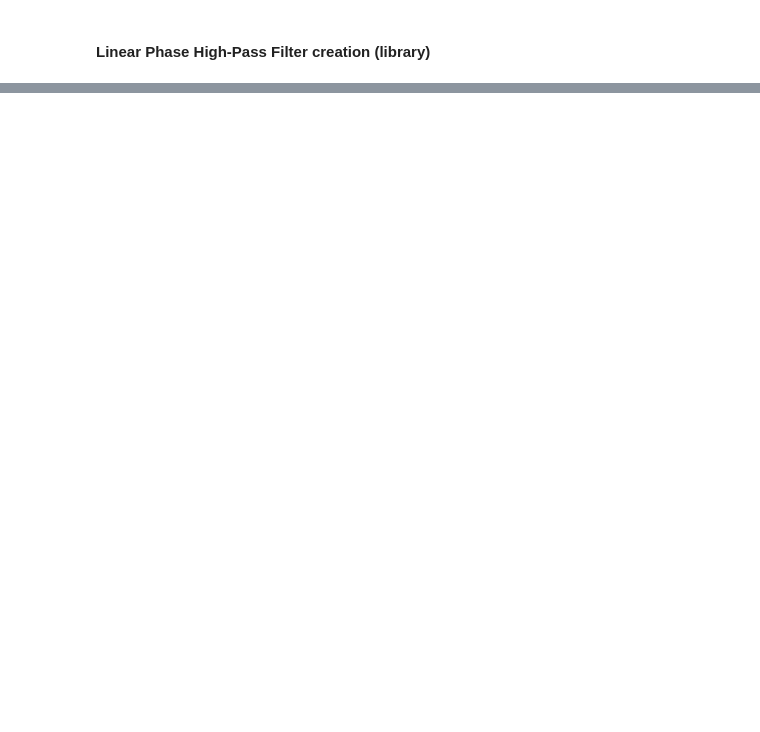
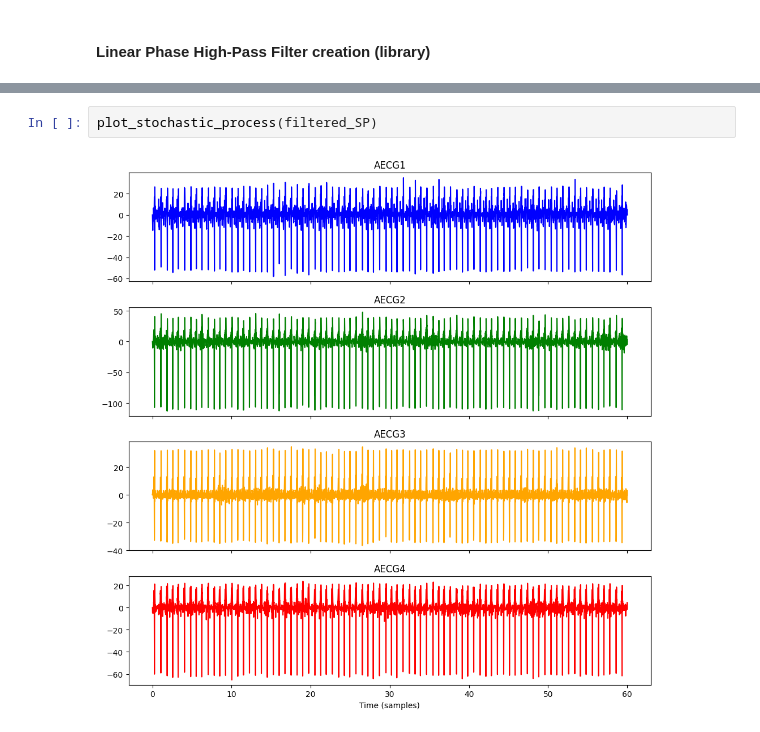
Before and after one commit to EmanueleGiavardi/BSP_project, a Jupyter notebook: test.ipynb, the cells around one changed output, grey strips where cells are left out. Saved outputs shown, nothing was run; the diff lists cells and outputs as text; blank space fills up the shorter version.

```diff
--- a/test.ipynb
+++ b/test.ipynb
@@ -135,2 +131,6 @@ plot_AECG(filtered_AECG)
+# %%
+plot_stochastic_process(filtered_SP)
+# %% [output]
+[figure, added]
 # %%
 # Spettro del segnale originale
```
Also changed, not shown: parts of 14 cells of this notebook.
